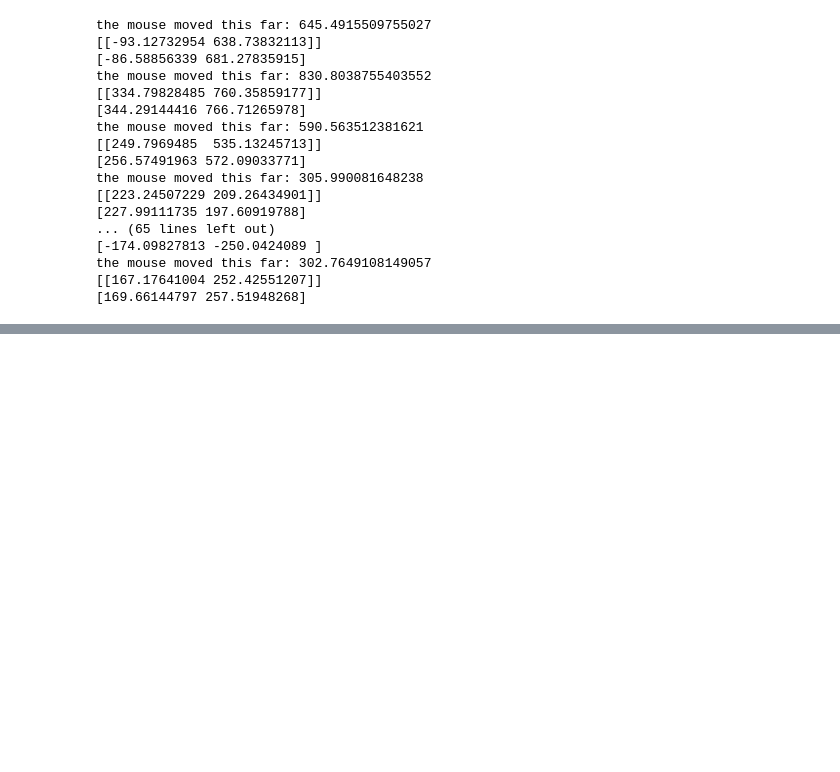
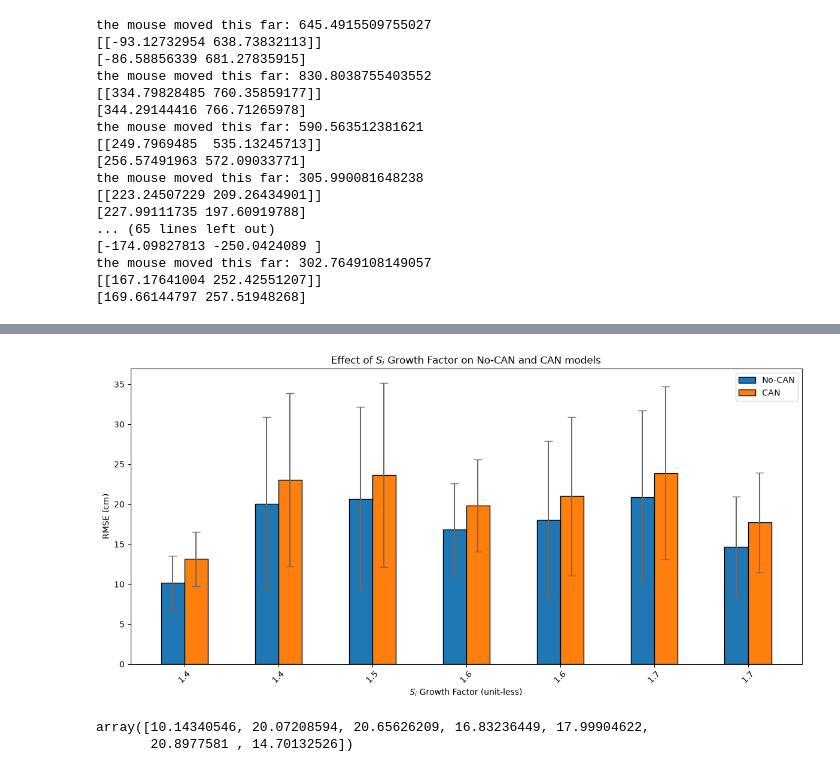
Before and after one commit to SoapingYou/a-bu-tism, a Jupyter notebook: Experimental_Trials_Aim_1.ipynb, the cells around one changed output, grey strips where cells are left out. Saved outputs shown, nothing was run; the diff lists cells and outputs as text; code cells hidden in the pictures; blank space fills up the shorter version.

Commit message:
done with S_i Growth Factor sweep

```diff
--- a/Experimental_Trials_Aim_1.ipynb
+++ b/Experimental_Trials_Aim_1.ipynb
@@ -265,0 +271,33 @@ the mouse moved this far: 1729.92591903022
+# %%
+x_labels = [f'{perm:.1f}' for perm in permutations]
+x_pos = np.arange(len(x_labels))
+
+canless_avg_rmses = np.mean(canless_sim_trial_rmses, axis=1)
+can_sim_avg_rmses = np.mean(can_sim_trial_rmses, axis=1)
+
+canless_std_rmses = np.std(canless_sim_trial_rmses, axis=1)
+can_sim_std_rmses = np.std(can_sim_trial_rmses, axis=1)
+width = 0.25
+
+plt.figure(figsize=(12, 6))
+
+xs = [x_pos - width/2, x_pos + width/2]
+datas = [avg_mean_errors, avg_mean_errors, avg_rmses]
+
+for x, rmse, std, label in zip(xs, [canless_avg_rmses, can_sim_avg_rmses], [canless_std_rmses, can_sim_std_rmses], ['No-CAN', 'CAN']):
+    plt.bar(x, rmse, width, label=label, edgecolor='black', yerr=std, capsize=5, ecolor='DimGray')
+
+plt.title(R"Effect of ${S_i}$ Growth Factor on No-CAN and CAN models")
+plt.xlabel(R"${S_i}$ Growth Factor (unit-less)")
+plt.ylabel("RMSE (cm)")
+plt.xticks(x_pos, x_labels, rotation=45)
+plt.legend()
+plt.tight_layout()
+plt.show()
+# %% [output]
+[figure, added]
+# %%
+np.mean(canless_sim_trial_rmses, axis=1)
+# %% [output]
+array([10.14340546, 20.07208594, 20.65626209, 16.83236449, 17.99904622,
+       20.8977581 , 14.70132526])
```
Also changed, not shown: parts of 1 cell of this notebook.
